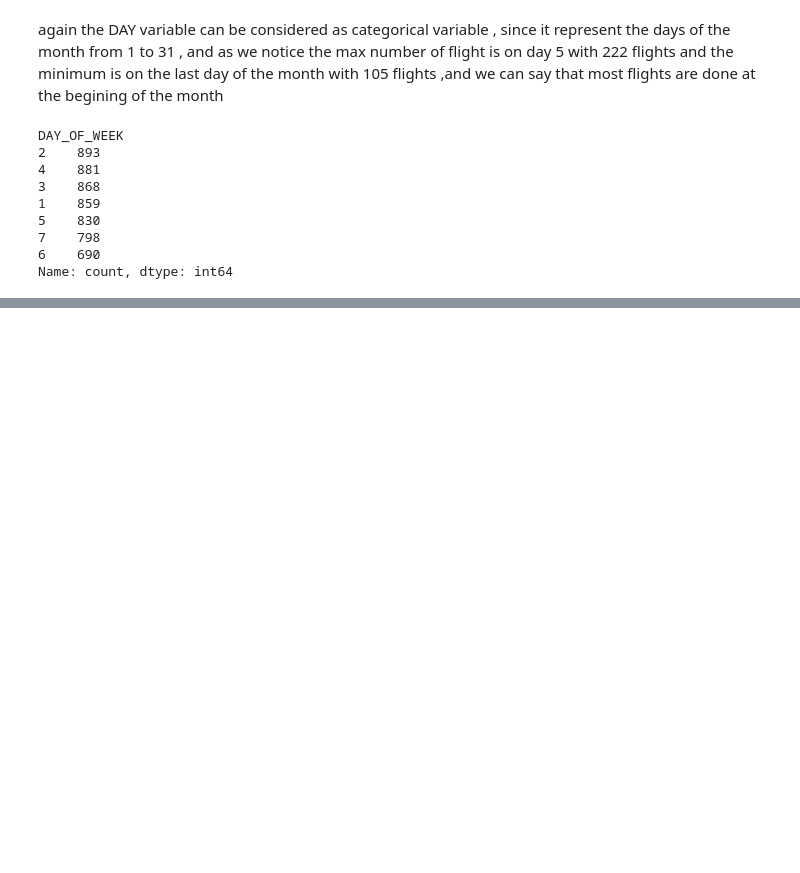
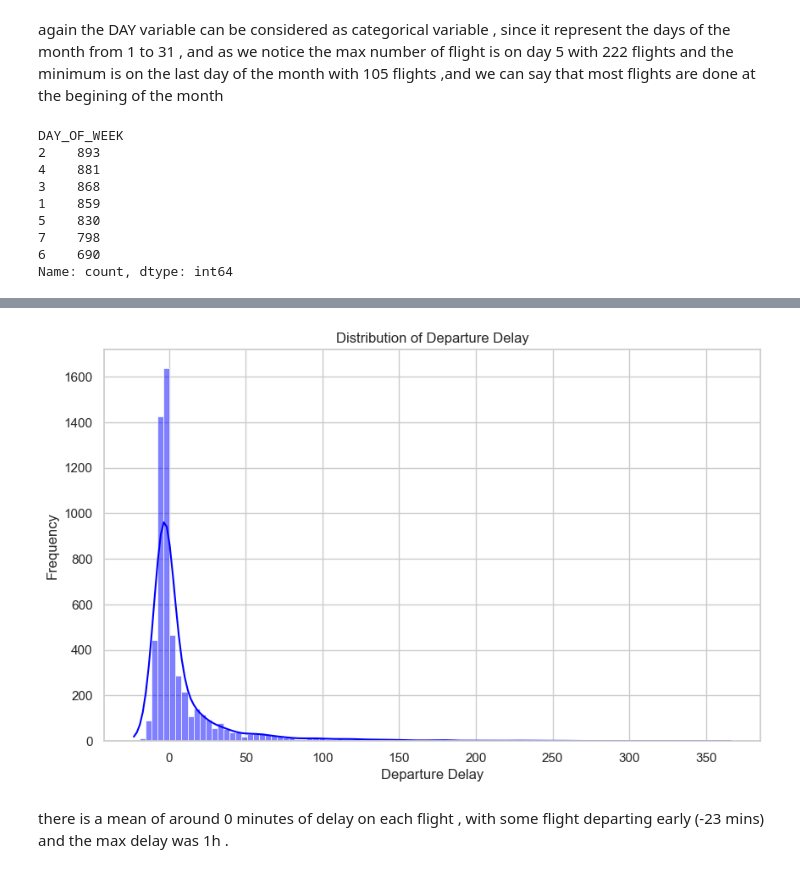
Before and after one commit to hacha007/EDA, a Jupyter notebook: flights_EDA.ipynb, the cells around one changed output, grey strips where cells are left out. Drawn from its saved outputs; the diff is of its cells as text; code cells hidden in the pictures; blank space fills up the shorter version.

```diff
--- a/flights_EDA.ipynb
+++ b/flights_EDA.ipynb
@@ -212,0 +299,12 @@ plt.show()
+# %%
+plt.figure(figsize=(10, 6))
+sns.set_style('whitegrid')
+sns.histplot(num_df[num_df['DEPARTURE_DELAY']<400]['DEPARTURE_DELAY'], bins=100, kde=True, color='blue')
+plt.xlabel('Departure Delay')
+plt.ylabel('Frequency')
+plt.title('Distribution of Departure Delay')
+plt.show()
+# %% [output]
+[figure, added]
+# %% [markdown]
+there is a mean of around 0 minutes of delay on each flight , with some flight departing early (-23 mins) and the max delay was 1h .
```
Also changed, not shown: parts of 22 cells of this notebook.
